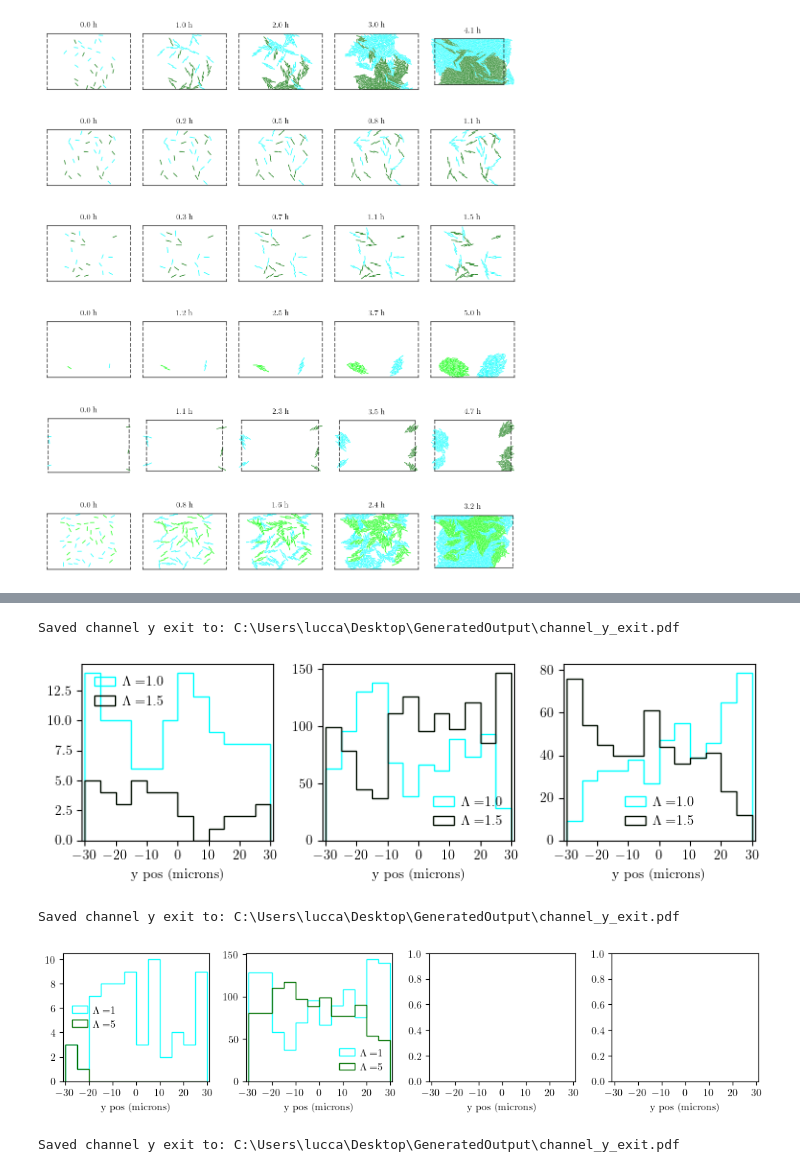
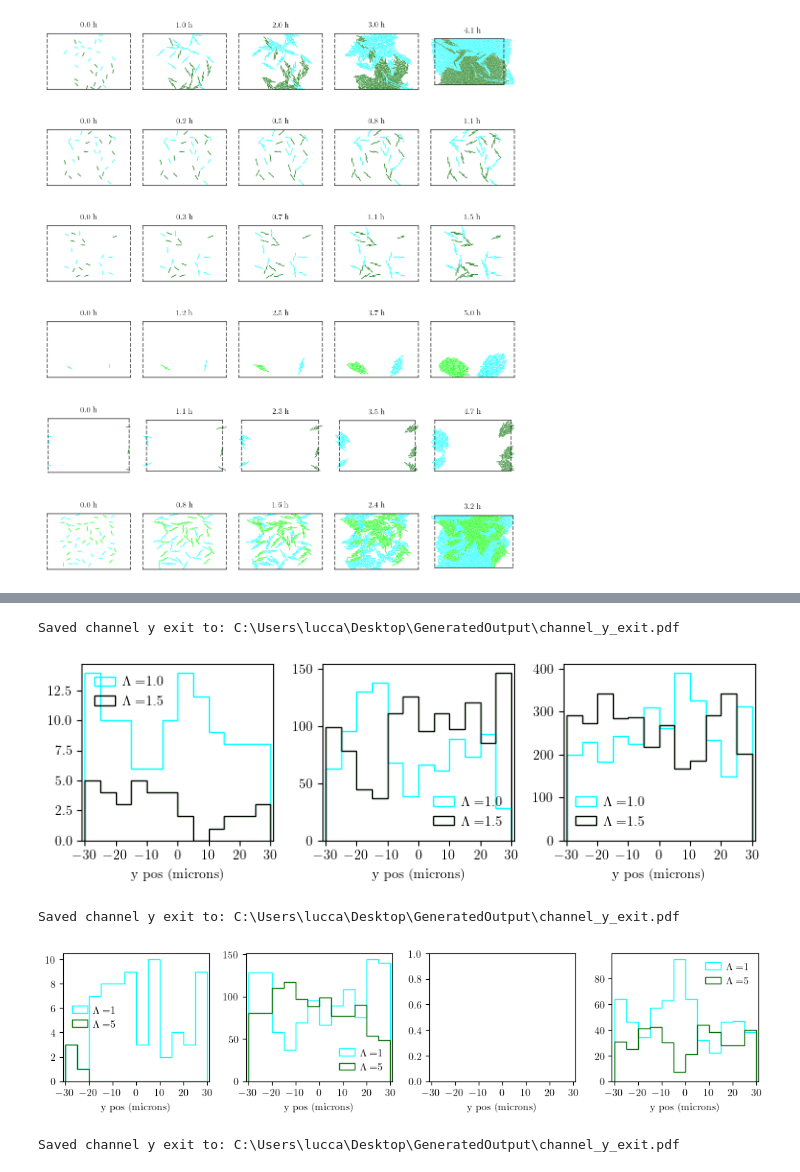
Before and after one commit to luccajohannleal-maker/Friction_Biofilms, a Jupyter notebook: Analysis/Channel_analysis.ipynb, the cells around one changed output, grey strips where cells are left out. Saved outputs shown, nothing was run; the diff lists cells and outputs as text; code cells hidden in the pictures.

```diff
--- a/Analysis/Channel_analysis.ipynb
+++ b/Analysis/Channel_analysis.ipynb
@@ -42,11 +50,11 @@ Saved channel snapshot grid to: C:\Users\lucca\Desktop\GeneratedOutput\channel_s
 # %%
-pch.plot_exit_y(microns60[0:3])
+pch.plot_exit_y(w60L10)
 # %% [output]
 Saved channel y exit to: C:\Users\lucca\Desktop\GeneratedOutput\channel_y_exit.pdf
-[figure, old version]
+[figure, new version]
 # %%
-pch.plot_exit_y(microns60[3:7])
+pch.plot_exit_y(w60L5)
 # %% [output]
 Saved channel y exit to: C:\Users\lucca\Desktop\GeneratedOutput\channel_y_exit.pdf
-[figure, old version]
+[figure, new version]
 # %%
```
Also changed, not shown: parts of 13 cells of this notebook, 7 other files.
